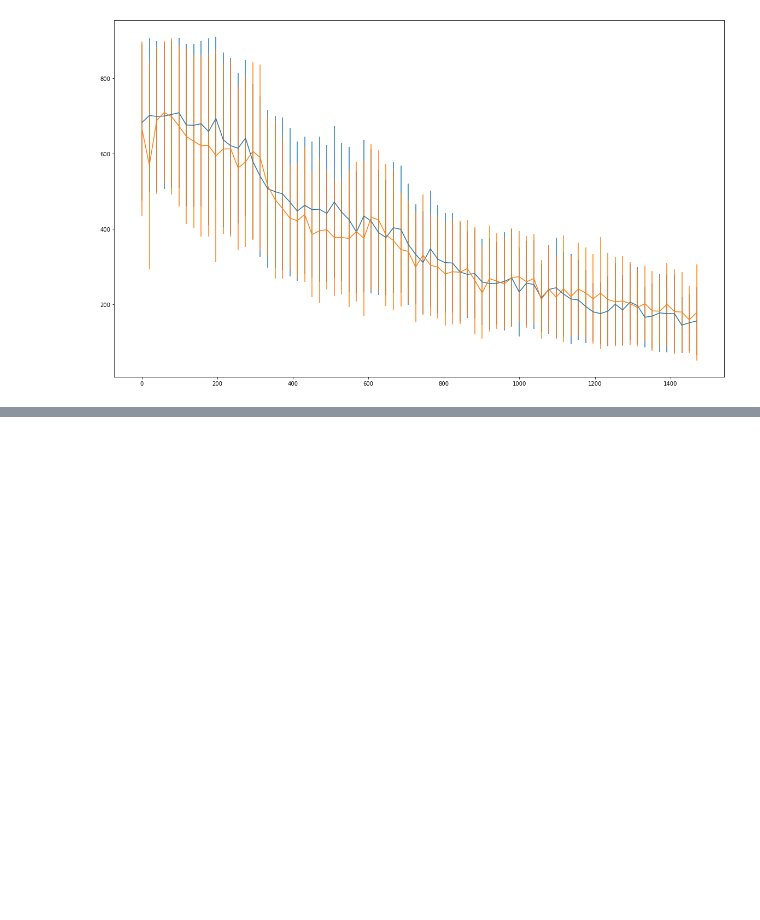
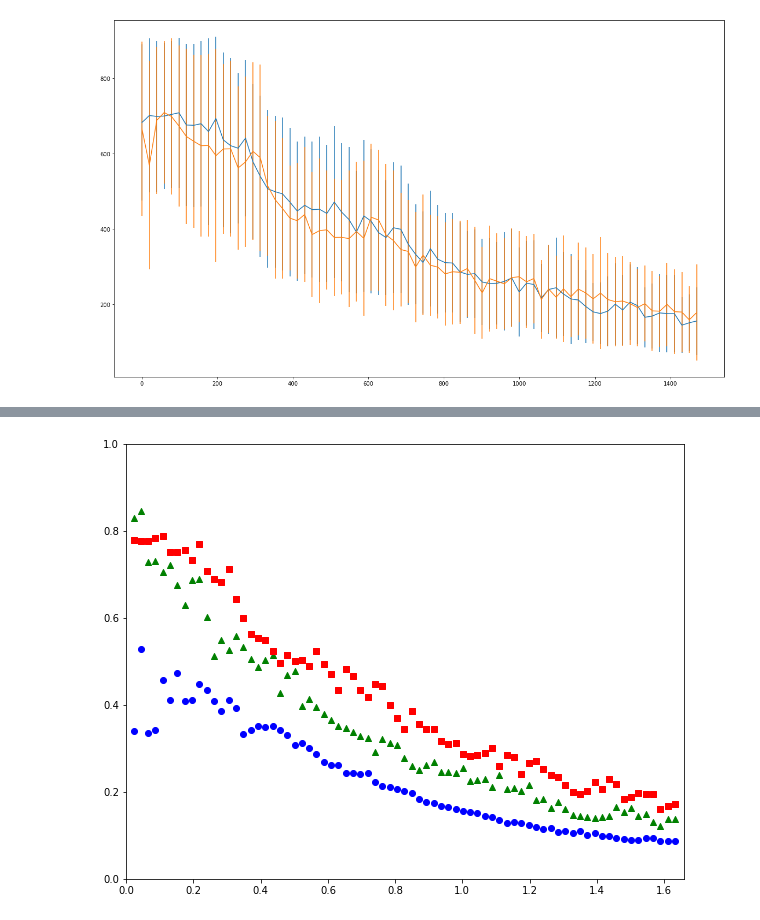
Before and after one commit to wakky927/master-pool, a Jupyter notebook: 20221027/post.ipynb, the cells around one changed output, grey strips where cells are left out. Saved outputs shown, nothing was run; the diff lists cells and outputs as text; code cells hidden in the pictures; blank space fills up the shorter version.

```diff
--- a/20221027/post.ipynb
+++ b/20221027/post.ipynb
@@ -144,0 +155,11 @@ plt.show()
+# %%
+fig, ax = plt.subplots(figsize=(10, 8))
+plt.xlim(0, 1.66)
+plt.ylim(0, 1)
+ax.scatter(res[0][1:-25, 0]*px2mm/10/H, res[0][1:-25, 1]*px2mm*fps/H*T, marker='o', color='b')
+ax.scatter(res[1][1:-25, 0]*px2mm/10/H, res[1][1:-25, 1]*px2mm*fps/H*T, marker='^', color='g')
+ax.scatter(res[2][1:-25, 0]*px2mm/10/H, res[2][1:-25, 1]*px2mm*fps/H*T, marker='s', color='r')
+plt.show()
+fig.savefig("cbi.png")
+# %% [output]
+[figure, added]
```
Also changed, not shown: parts of 8 cells of this notebook, 3 other files.
